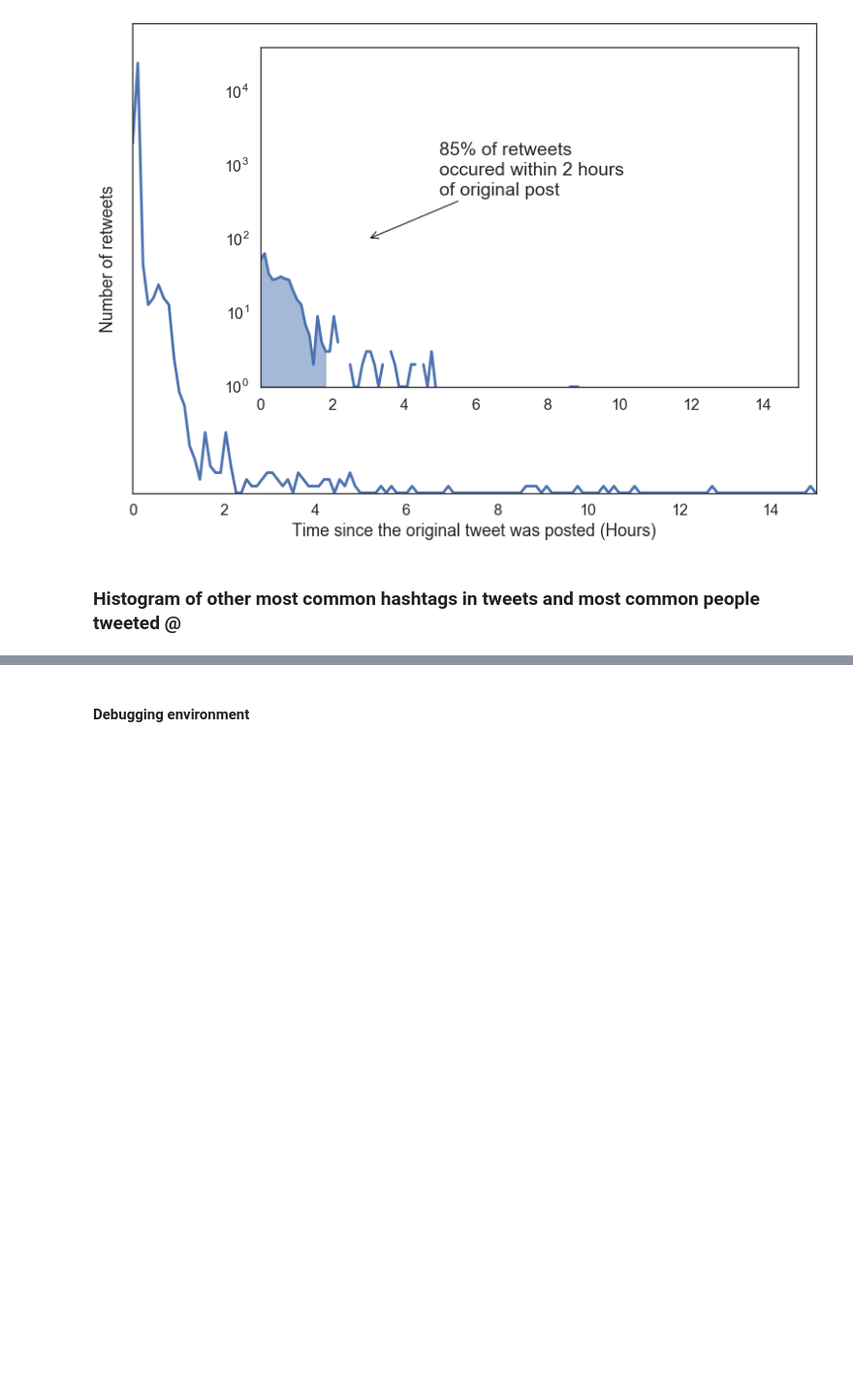
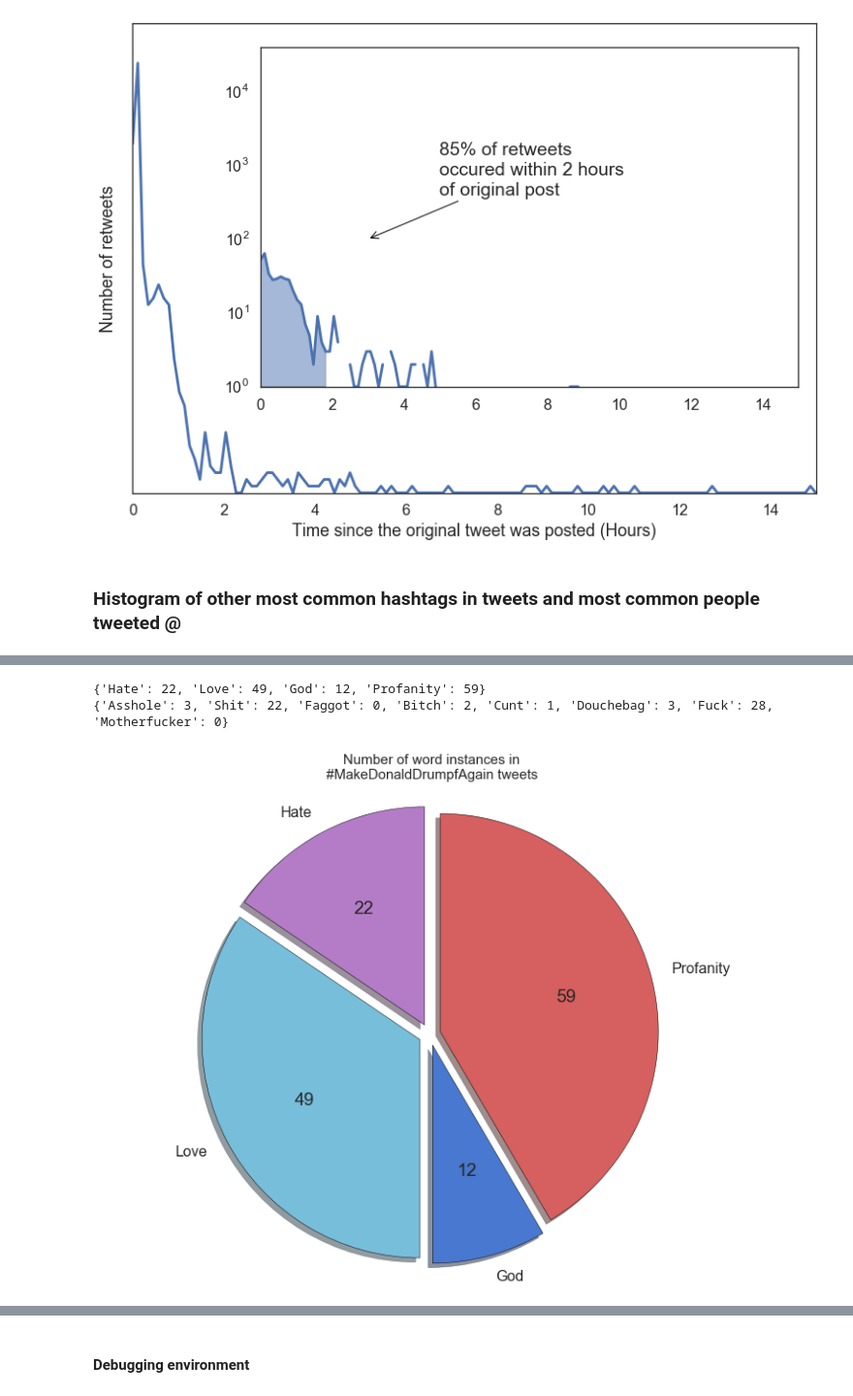
Before and after one commit to agalea91/Donald_Trump_tweet_study_-makedonalddrumpfagain, a Jupyter notebook: drumpf_notebook.ipynb, the cells around one changed output, grey strips where cells are left out. Shown at 97% size. Cells and saved outputs as stored; diff of their text form; code cells hidden in the pictures; blank space fills up the shorter version.

```diff
--- a/drumpf_notebook.ipynb
+++ b/drumpf_notebook.ipynb
@@ -1708,0 +1717,78 @@ AttributeError: 'dict' object has no attribute 'unpack'
+# %%
+custom_word_count = {'God': 0, 'Love': 0, 'Hate': 0, 'Profanity': 0}
+profanity_details = {'Shit': 0, 'Asshole': 0, 'Douchebag': 0, 'Bitch': 0,
+                     'Fuck': 0, 'Faggot': 0, 'Cunt': 0, 'Motherfucker': 0}
+custom = ['God', 'god', 'Love', 'love', 'Hate', 'hate']
+profanity = ['Shit', 'shit', 'Asshole', 'asshole', 'Douchebag', 'douchebag', 'Bitch', 'bitch',
+             'Fuck', 'fuck', 'Faggot', 'faggot', 'Cunt', 'cunt', 'Motherfucker', 'motherfucker']
+
+f = open('profanity_tweets.dat', 'wb')
+for tweet in all_tweet_words:
+    for word in tweet:
+        for w in custom:
+            if w in word:
+                if w == 'God' or w == 'god':
+                    custom_word_count['God'] += 1
+                elif w == 'Love' or w == 'love':
+                    custom_word_count['Love'] += 1
+                elif w == 'Hate' or w == 'hate':
+                    custom_word_count['Hate'] += 1
+                else:
+                    print('Error', w)
+
+        for p in profanity:
+            if p in word:
+                f.write((' '.join(tweet)+'\n').encode('utf-8'))
+                custom_word_count['Profanity'] += 1
+                if p == 'Shit' or p == 'shit':
+                    profanity_details['Shit'] += 1
+                elif p == 'Fuck' or p == 'fuck':
+                    profanity_details['Fuck'] += 1
+                elif p == 'Douchebag' or p == 'douchebag':
+                    profanity_details['Douchebag'] += 1
+                elif p == 'Bitch' or p == 'bitch':
+                    profanity_details['Bitch'] += 1
+                elif p == 'Faggot' or p == 'faggot':
+                    profanity_details['Faggot'] += 1
+                elif p == 'Asshole' or p == 'asshole':
+                    profanity_details['Asshole'] += 1
+                elif p == 'Cunt' or p == 'cunt':
+                    profanity_details['Cunt'] += 1
+                elif p == 'Motherfucker' or p == 'motherfucker':
+                    profanity_details['Motherfucker'] += 1
+                else:
+                    print('Error', w)
+f.close()
+
+print(custom_word_count)
+print(profanity_details)
+# %% [output]
+{'Hate': 22, 'Love': 49, 'God': 12, 'Profanity': 59}
+{'Asshole': 3, 'Shit': 22, 'Faggot': 0, 'Bitch': 2, 'Cunt': 1, 'Douchebag': 3, 'Fuck': 28, 'Motherfucker': 0}
+# %%
+# The slices will be ordered and plotted counter-clockwise.
+labels = list(custom_word_count.keys())
+sizes = list(custom_word_count.values())
+# l, s = [], []
+# for a, b in enumerate(zip(labels, sizes)):
+#     if b[0] != 'Profanity':
+#         l.append(b[0]); s.append(b[1])
+# labels, sizes = l, s
+
+explode = (0.05, 0.05, 0.05, 0.05)
+colors = sns.color_palette("muted", 10)
+
+def make_autopct(values):
+    def my_autopct(pct):
+        total = sum(values)
+        val = int(round(pct*total/100.0))
+        return '{v:d}'.format(p=pct,v=val)
+    return my_autopct
+
+plt.title('Number of word instances in\n#MakeDonaldDrumpfAgain tweets', y=1.05, fontsize=15)
+plt.pie(sizes, explode=explode, labels=labels, colors=[colors[i] for i in [3, 5, 6, 2]],
+        autopct=make_autopct(sizes), shadow=True, startangle=90) #'%1.1f%%'
+plt.axis('equal')
+plt.savefig('figures/tweet_word_count.png', bbox_inches='tight', dpi=144)
+# %% [output]
+[figure, added]
```
Also changed, not shown: parts of 14 cells of this notebook.
